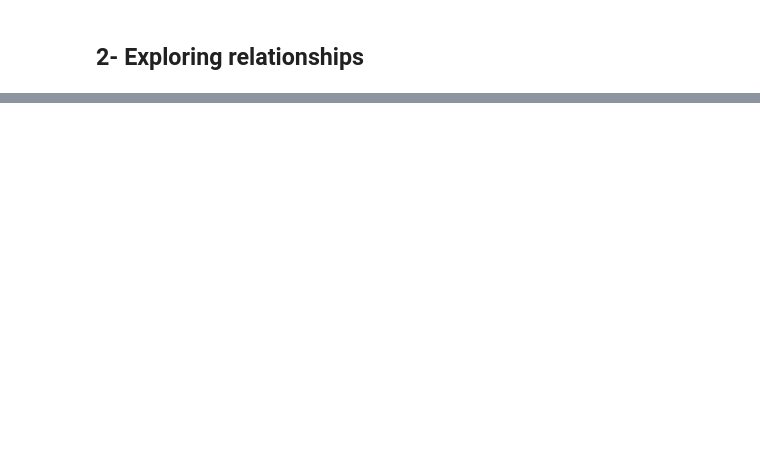
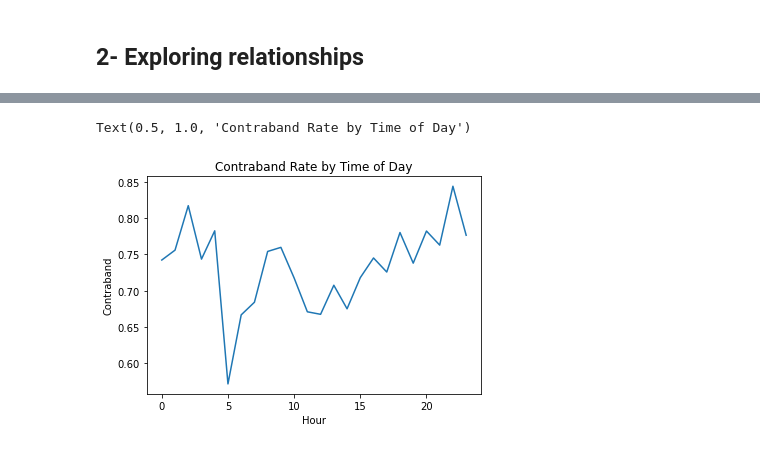
Before and after one commit to voidSoull/USA_trafic_stops_in_Hartford_State, a Jupyter notebook: trafic_stops.ipynb, the cells around one changed output, grey strips where cells are left out. Drawn from its saved outputs; the diff is of its cells as text; code cells hidden in the pictures; blank space fills up the shorter version.

```diff
--- a/trafic_stops.ipynb
+++ b/trafic_stops.ipynb
@@ -139,0 +278,13 @@ Name: outcome, dtype: int64
+# %%
+contraband=hf.groupby(hf.index.hour).contraband_found.mean()
+
+# Creating a line plot of 'contraband'
+contraband.plot()
+
+# Setting title,xlabel and ylabel
+plt.xlabel('Hour')
+plt.ylabel('Contraband')
+plt.title('Contraband Rate by Time of Day')
+# %% [output]
+Text(0.5, 1.0, 'Contraband Rate by Time of Day')
+[figure, added]
```
Also changed, not shown: parts of 16 cells of this notebook.
